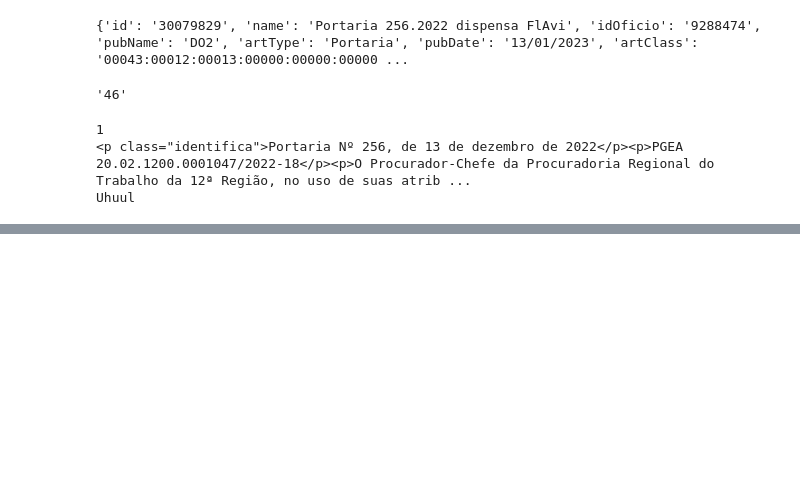
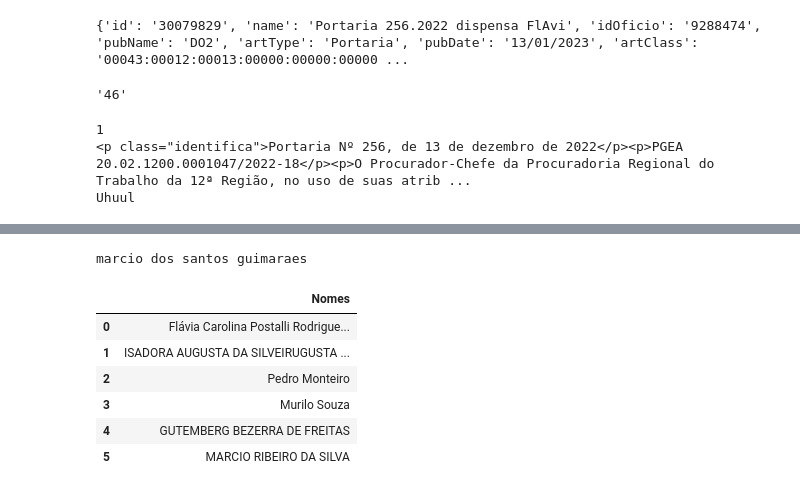
Before and after one commit to pedromvba/diario_oficial, a Jupyter notebook: Draft.ipynb, the cells around one changed output, grey strips where cells are left out. Drawn from its saved outputs; the diff is of its cells as text; code cells hidden in the pictures; blank space fills up the shorter version.

```diff
--- a/Draft.ipynb
+++ b/Draft.ipynb
@@ -128,0 +252,14 @@ TypeError: 'Element' object is not subscriptable
+# %%
+# UNICODEDATA - Normalização de Nomes - Muito útil na comparação.
+
+import unicodedata
+
+orig = 'márcio dos santos guimarães'
+
+processado = unicodedata.normalize('NFD', orig)
+processado = processado.encode("ascii", "ignore")
+processado = processado.decode ("utf-8")
+
+print(processado)
+# %% [output]
+marcio dos santos guimaraes
@@ -128,0 +268,11 @@ TypeError: 'Element' object is not subscriptable
+# %%
+names = pd.read_excel('servidores.xlsx')
+names
+# %% [output]
+|  | Nomes |
+| 0 | Flávia Carolina Postalli Rodrigue... |
+| 1 | ISADORA AUGUSTA DA SILVEIRUGUSTA ... |
+| 2 | Pedro Monteiro |
+| 3 | Murilo Souza |
+| 4 | GUTEMBERG BEZERRA DE FREITAS |
+| 5 | MARCIO RIBEIRO DA SILVA |
```
Also changed, not shown: parts of 14 cells of this notebook, 1 other file.
